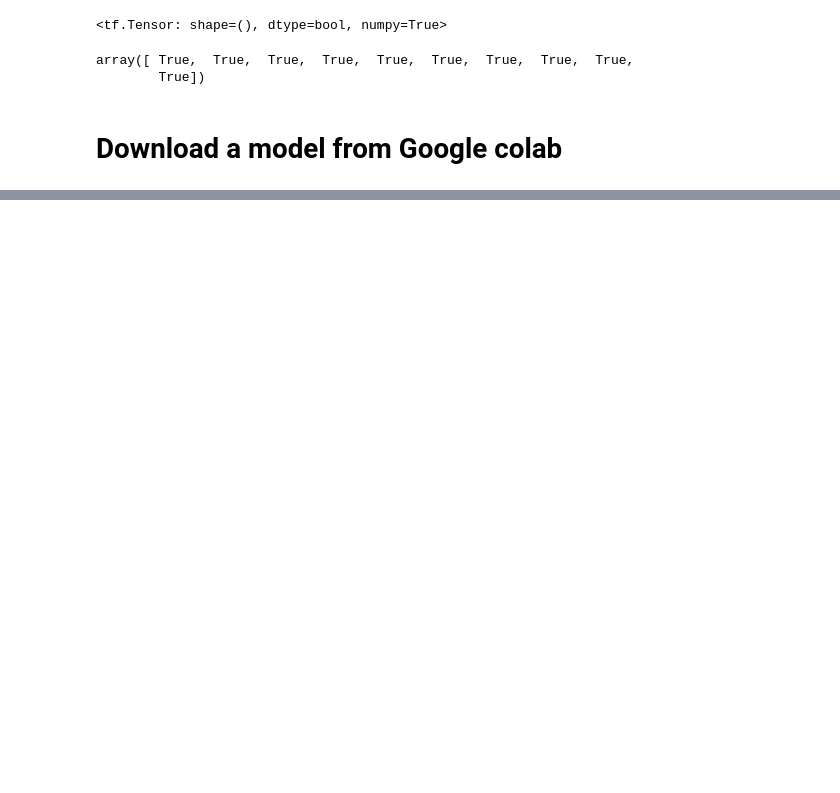
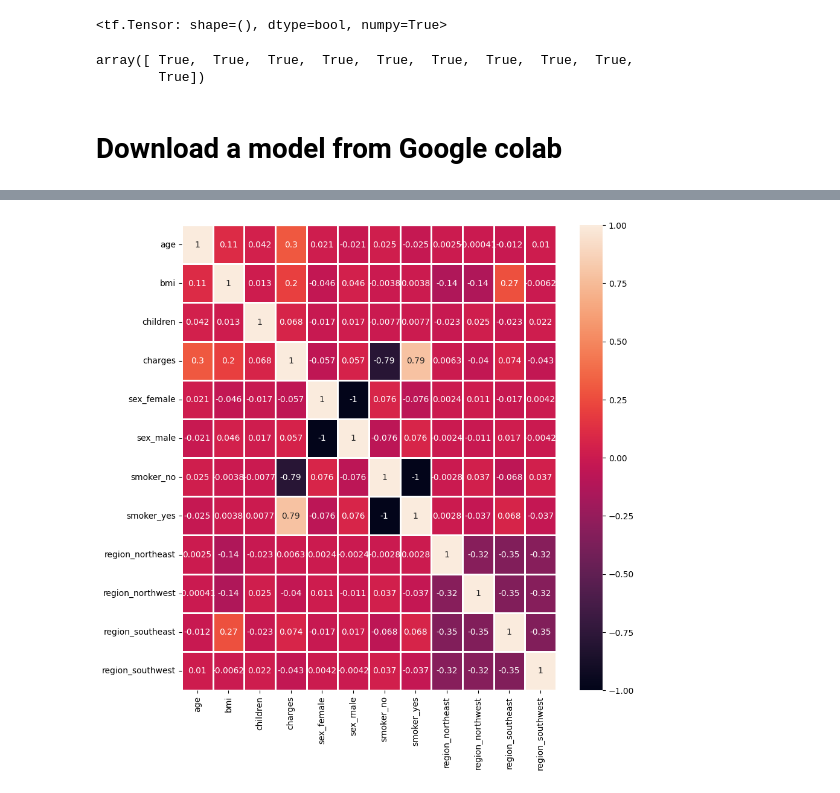
Before and after one commit to MahmoudAlsayes/pythonProject, a Jupyter notebook: 01_neural_network_regression_with_tensorflow.ipynb, the cells around one changed output, grey strips where cells are left out. Saved outputs shown, nothing was run; the diff lists cells and outputs as text; code cells hidden in the pictures; blank space fills up the shorter version.

```diff
--- a/01_neural_network_regression_with_tensorflow.ipynb
+++ b/01_neural_network_regression_with_tensorflow.ipynb
@@ -838,0 +868,3 @@ files.download("/content/your_model_name.h5")
+# %%
+# read in the insurance dataset
+insurance=pd.read_csv("https://raw.githubusercontent.com/stedy/Machine-Learning-with-R-datasets/master/insurance.csv")
@@ -838,0 +921,4 @@ files.download("/content/your_model_name.h5")
+# %%
+# transfer the opject data to numbers byy ONEHOT ENCODER (pd.get_dummies)
+insurance_one_hot=pd.get_dummies(insurance,dtype="uint8")
+insurance_one_hot
@@ -838,0 +939,8 @@ files.download("/content/your_model_name.h5")
+# %%
+import seaborn as sns
+coor_matrix=insurance_one_hot.corr()
+plt.figure(figsize=(10,10))
+sns.heatmap(coor_matrix,annot=True, linewidth=2)
+plt.show()
+# %% [output]
+[figure, added]
```
Also changed, not shown: parts of 69 cells of this notebook.
